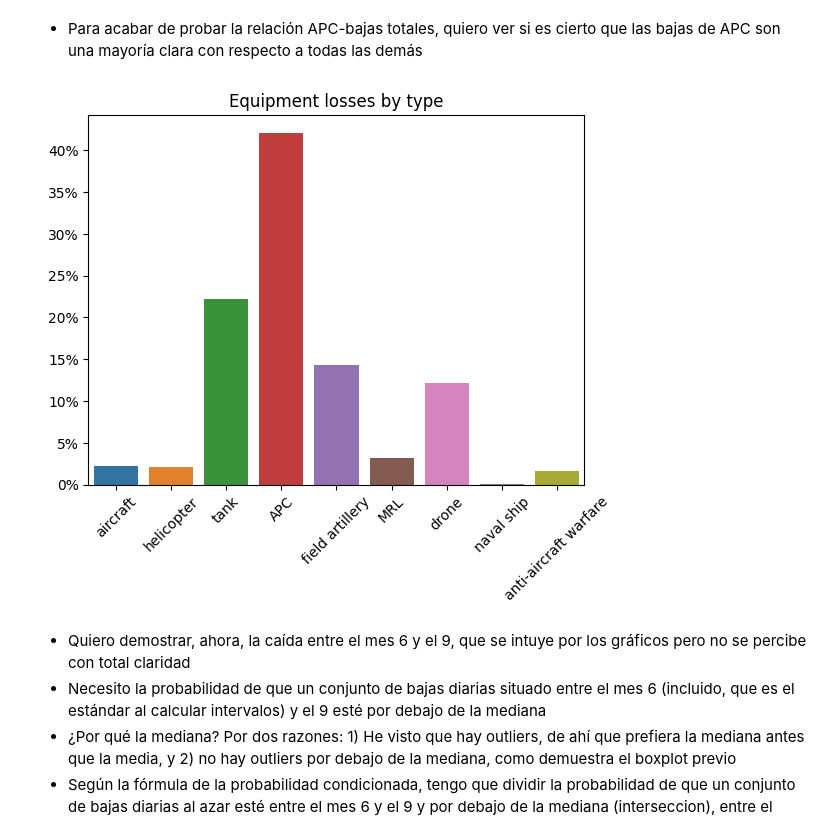
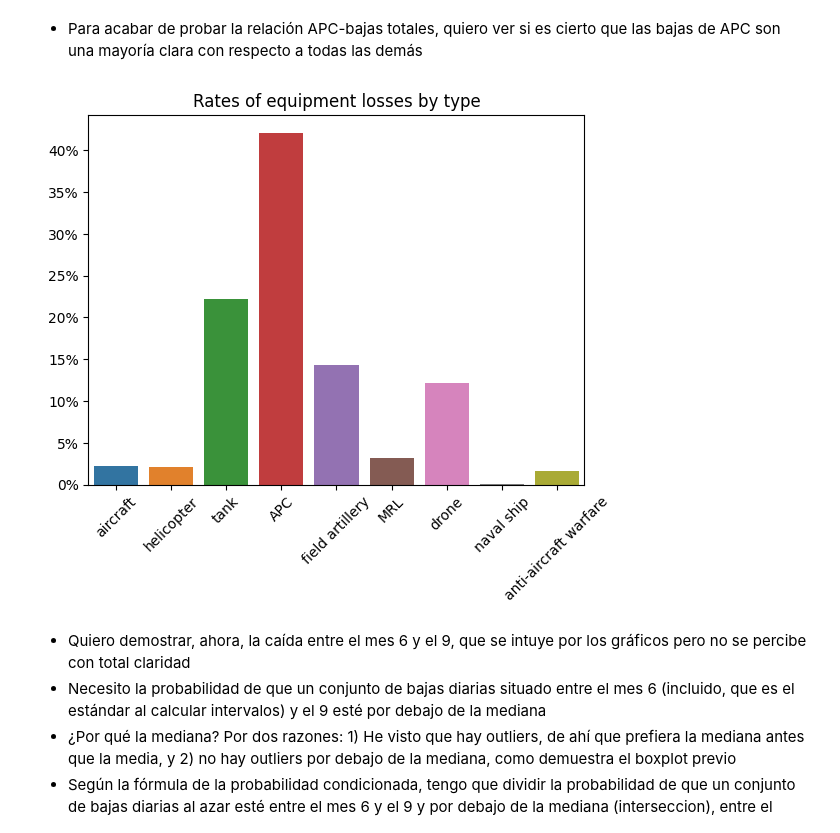
Before and after one commit to RogerPerello/EDA_project, a Jupyter notebook: src/EDA.ipynb, the cells around one changed output. Saved outputs shown, nothing was run; the diff lists cells and outputs as text; code cells hidden in the pictures.

```diff
--- a/src/EDA.ipynb
+++ b/src/EDA.ipynb
@@ -830,18 +815,18 @@ plt.show()
 # %%
 column_names = []
 results = []
 for column in df_equipment:
     if column != 'total losses':
         column_names.append(column)
         results.append(sum(df_equipment[column]) /  sum(df_equipment['total losses']) * 100)
 
 sns.barplot(x=column_names, y=results)
 plt.tick_params(axis='x', labelrotation = 45)
 plt.yticks([0, 5, 10, 15, 20, 25, 30, 35, 40], ['0%', '5%', '10%', '15%', '20%', '25%', '30%', '35%', '40%'])
-plt.title('Equipment losses by type')
+plt.title('Rates of equipment losses by type')
 plt.show()
 # %% [output]
-[figure, old version]
+[figure, new version]
 # %% [markdown]
 - Quiero demostrar, ahora, la caída entre el mes 6 y el 9, que se intuye por los gráficos pero no se percibe con total claridad
 - Necesito la probabilidad de que un conjunto de bajas diarias situado entre el mes 6 (incluido, que es el estándar al calcular intervalos) y el 9 esté por debajo de la mediana
```
Also changed, not shown: parts of 13 cells of this notebook, 3 other files.
